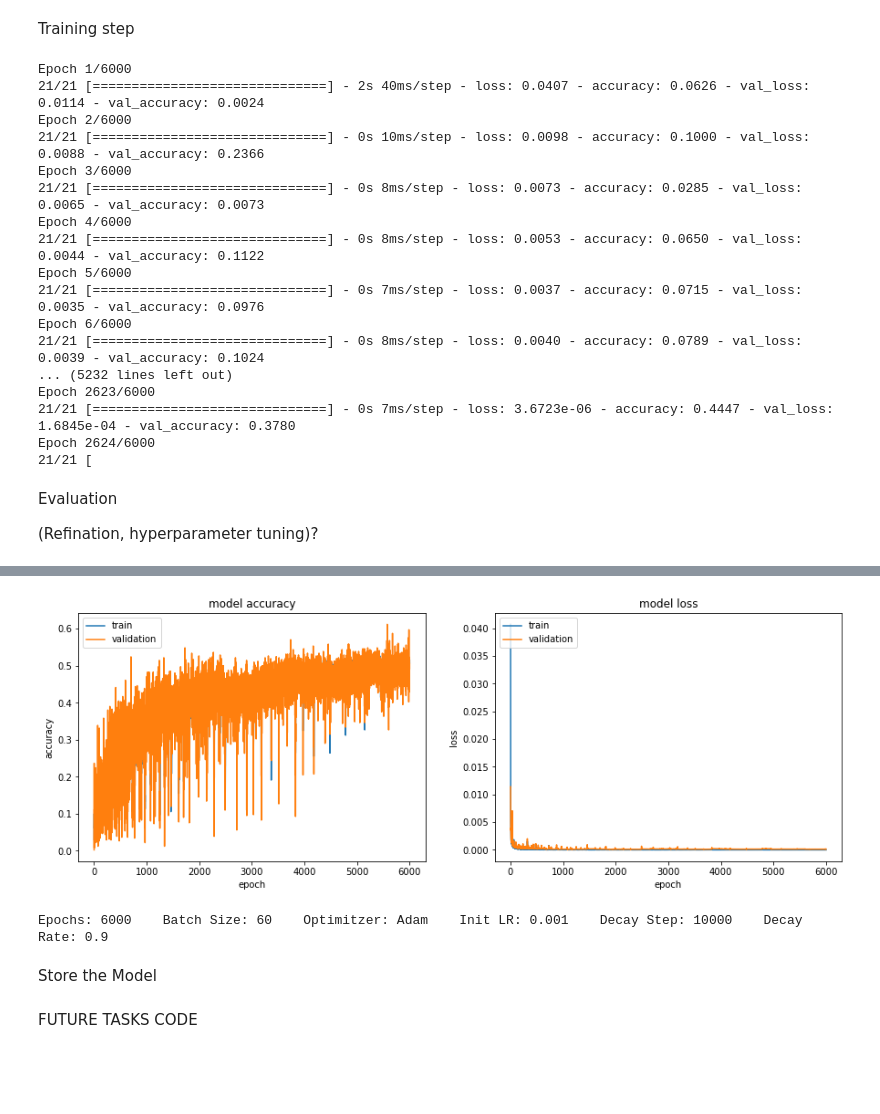
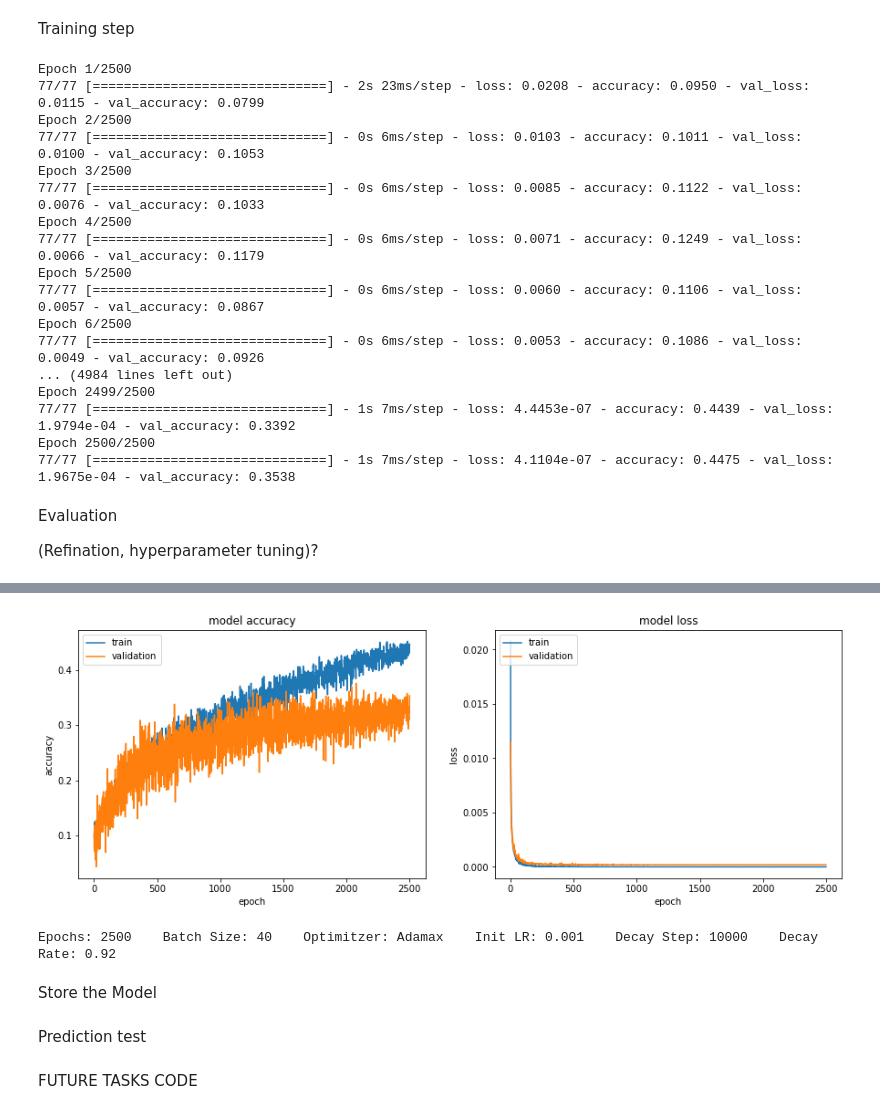
Before and after one commit to victorubieto/L4AAA, a Jupyter notebook: animationsML.ipynb, the cells around one changed output, grey strips where cells are left out. Saved outputs shown, nothing was run; the diff lists cells and outputs as text; code cells hidden in the pictures; blank space fills up the shorter version.

Commit message:
new dataset

```diff
--- a/animationsML.ipynb
+++ b/animationsML.ipynb
@@ -21,8 +21,8 @@ from sklearn.model_selection import train_test_split
 # %% [markdown]
 Let us first read the train and test files
 # %%
-train_data_dir = "E:\Documents\Projects\PycharmCurrent\Dataset"
-train_data_dir_gt = "E:\Documents\Projects\PycharmCurrent\Dataset\gt"
+train_data_dir = "E:\Documents\Projects\Python\PycharmCurrent\Dataset"
+train_data_dir_gt = "E:\Documents\Projects\Python\PycharmCurrent\Dataset\gt"
 data = []
 gt_data = []
 
@@ -31,6 +31,7 @@ for file in os.listdir():
     if file.endswith(".json"):
         with open(file, 'r') as f:
             d = json.load(f)  # returns JSON object as a dictionary
+            input_data = d
             data = data + d
 
 os.chdir(train_data_dir_gt)
@@ -41,4 +42,5 @@ for file in os.listdir():
 
 print(len(data)) # check data is something
 print(len(gt_data)) # check data is something
+os.chdir("E:\Documents\Projects\Python\PycharmCurrent")
 # %% [output]
@@ -47,11 +49,11 @@ print(len(gt_data)) # check data is something
 # %% [markdown]
 Hyperparameters definition
 # %%
-n_epochs = 6000
-batch_size = 60
+n_epochs = 2500
+batch_size = 40
 init_lr = 0.001
 decay_stp = 10000
-decay_rt = 0.9
+decay_rt = 0.92
 
 #def step_decay(epoch):
 #   initial_lrate = 0.001
@@ -66,8 +68,8 @@ lr_rate = optimizers.schedules.ExponentialDecay(
     decay_steps=decay_stp,
     decay_rate=decay_rt)
 
-optimizer = optimizers.Adam(learning_rate=lr_rate)
-#optimizer = optimizers.Adamax(learning_rate=lr_rate)
+#optimizer = optimizers.Adam(learning_rate=lr_rate)
+optimizer = optimizers.Adamax(learning_rate=lr_rate)
 
 #callbacks_list = [lr_scheduler]
 # %% [markdown]
@@ -123,32 +125,30 @@ history = model.fit(x_train, y_train,
                 #callbacks=callbacks_list
                 )
 # %% [output]
-Epoch 1/6000
-21/21 [==============================] - 2s 40ms/step - loss: 0.0407 - accuracy: 0.0626 - val_loss: 0.0114 - val_accuracy: 0.0024
-Epoch 2/6000
-21/21 [==============================] - 0s 10ms/step - loss: 0.0098 - accuracy: 0.1000 - val_loss: 0.0088 - val_accuracy: 0.2366
-Epoch 3/6000
-21/21 [==============================] - 0s 8ms/step - loss: 0.0073 - accuracy: 0.0285 - val_loss: 0.0065 - val_accuracy: 0.0073
-Epoch 4/6000
-21/21 [==============================] - 0s 8ms/step - loss: 0.0053 - accuracy: 0.0650 - val_loss: 0.0044 - val_accuracy: 0.1122
-Epoch 5/6000
-21/21 [==============================] - 0s 7ms/step - loss: 0.0037 - accuracy: 0.0715 - val_loss: 0.0035 - val_accuracy: 0.0976
-Epoch 6/6000
-21/21 [==============================] - 0s 8ms/step - loss: 0.0040 - accuracy: 0.0789 - val_loss: 0.0039 - val_accuracy: 0.1024
-... (5232 lines left out)
-Epoch 2623/6000
-21/21 [==============================] - 0s 7ms/step - loss: 3.6723e-06 - accuracy: 0.4447 - val_loss: 1.6845e-04 - val_accuracy: 0.3780
-Epoch 2624/6000
-21/21 [
+Epoch 1/2500
+77/77 [==============================] - 2s 23ms/step - loss: 0.0208 - accuracy: 0.0950 - val_loss: 0.0115 - val_accuracy: 0.0799
+Epoch 2/2500
+77/77 [==============================] - 0s 6ms/step - loss: 0.0103 - accuracy: 0.1011 - val_loss: 0.0100 - val_accuracy: 0.1053
+Epoch 3/2500
+77/77 [==============================] - 0s 6ms/step - loss: 0.0085 - accuracy: 0.1122 - val_loss: 0.0076 - val_accuracy: 0.1033
+Epoch 4/2500
+77/77 [==============================] - 0s 6ms/step - loss: 0.0071 - accuracy: 0.1249 - val_loss: 0.0066 - val_accuracy: 0.1179
+Epoch 5/2500
+77/77 [==============================] - 0s 6ms/step - loss: 0.0060 - accuracy: 0.1106 - val_loss: 0.0057 - val_accuracy: 0.0867
+Epoch 6/2500
+77/77 [==============================] - 0s 6ms/step - loss: 0.0053 - accuracy: 0.1086 - val_loss: 0.0049 - val_accuracy: 0.0926
+... (4984 lines left out)
+Epoch 2499/2500
+77/77 [==============================] - 1s 7ms/step - loss: 4.4453e-07 - accuracy: 0.4439 - val_loss: 1.9794e-04 - val_accuracy: 0.3392
+Epoch 2500/2500
+77/77 [==============================] - 1s 7ms/step - loss: 4.1104e-07 - accuracy: 0.4475 - val_loss: 1.9675e-04 - val_accuracy: 0.3538
 # %% [markdown]
 Evaluation
 
 (Refination, hyperparameter tuning)?
 # %%
-os.chdir("E:\Documents\Projects\PycharmCurrent")
-
 train_mse = model.evaluate(x_train, y_train, verbose=0)
-test_mse = model.evaluate(x_test, y_test, batch_size=batch_size, verbose=0)
+test_mse = model.evaluate(x_test, y_test, verbose=0)
 print('#Train Data#     Loss: %.5f' % train_mse[0] + '    Accuracy: %.2f' % (train_mse[1]*100))
 print('#Test  Data#     Loss: %.5f' % test_mse[0]  + '    Accuracy: %.2f' % (test_mse[1]*100))
 
@@ -185,5 +185,5 @@ print('Epochs: ' + str(n_epochs) + '    Batch Size: ' + str(batch_size) + '    O
-[figure, old version]
+[figure, new version]
-Epochs: 6000    Batch Size: 60    Optimitzer: Adam    Init LR: 0.001    Decay Step: 10000    Decay Rate: 0.9
+Epochs: 2500    Batch Size: 40    Optimitzer: Adamax    Init LR: 0.001    Decay Step: 10000    Decay Rate: 0.92
 # %% [markdown]
 Store the Model
 # %%
@@ -194,0 +195,2 @@ tfjs.converters.save_keras_model(model, "E:\Documents\Projects\PycharmCurrent\ML
+# %% [markdown]
+Prediction test
```
Also changed, not shown: parts of 6 cells of this notebook, 8 other files.
